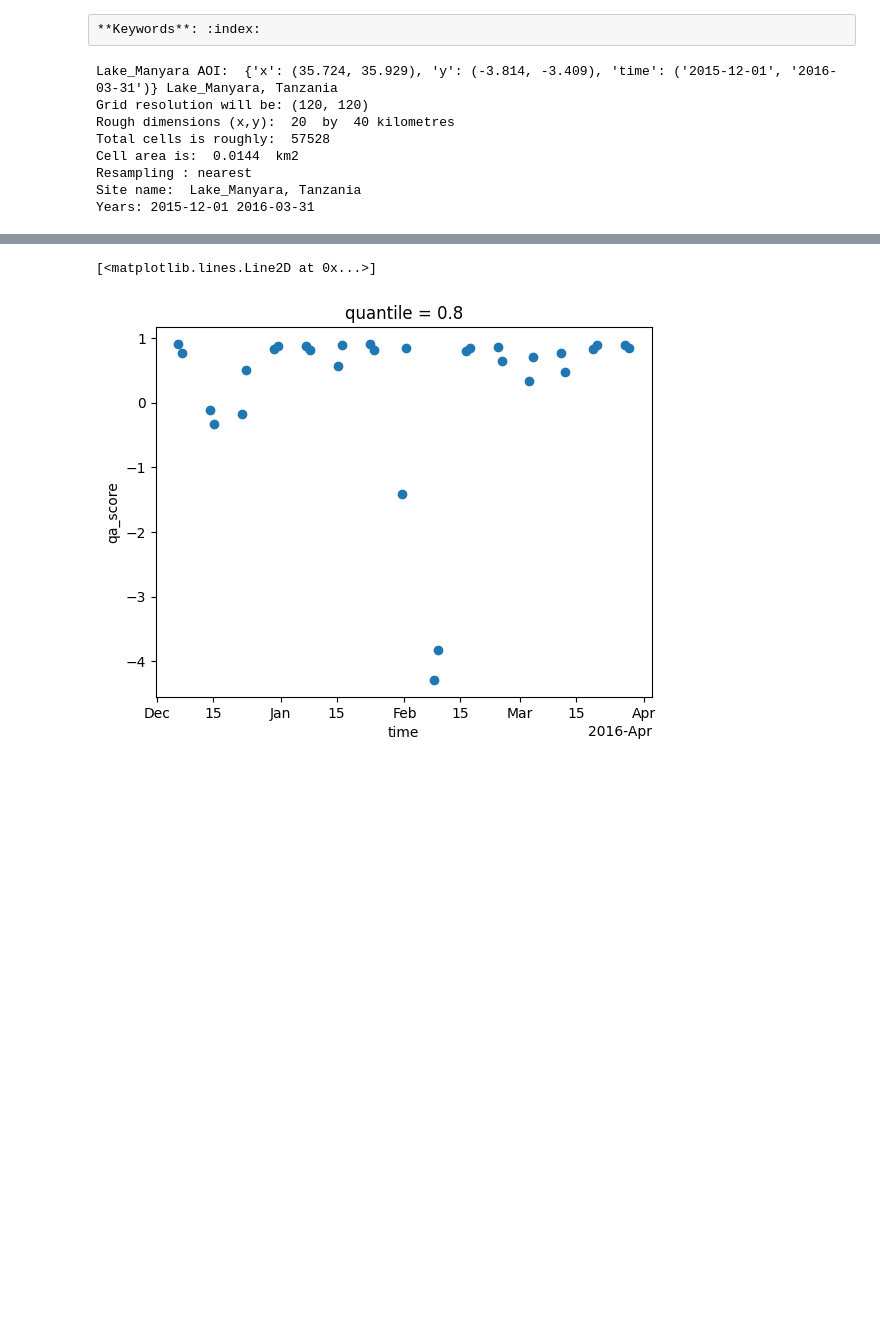
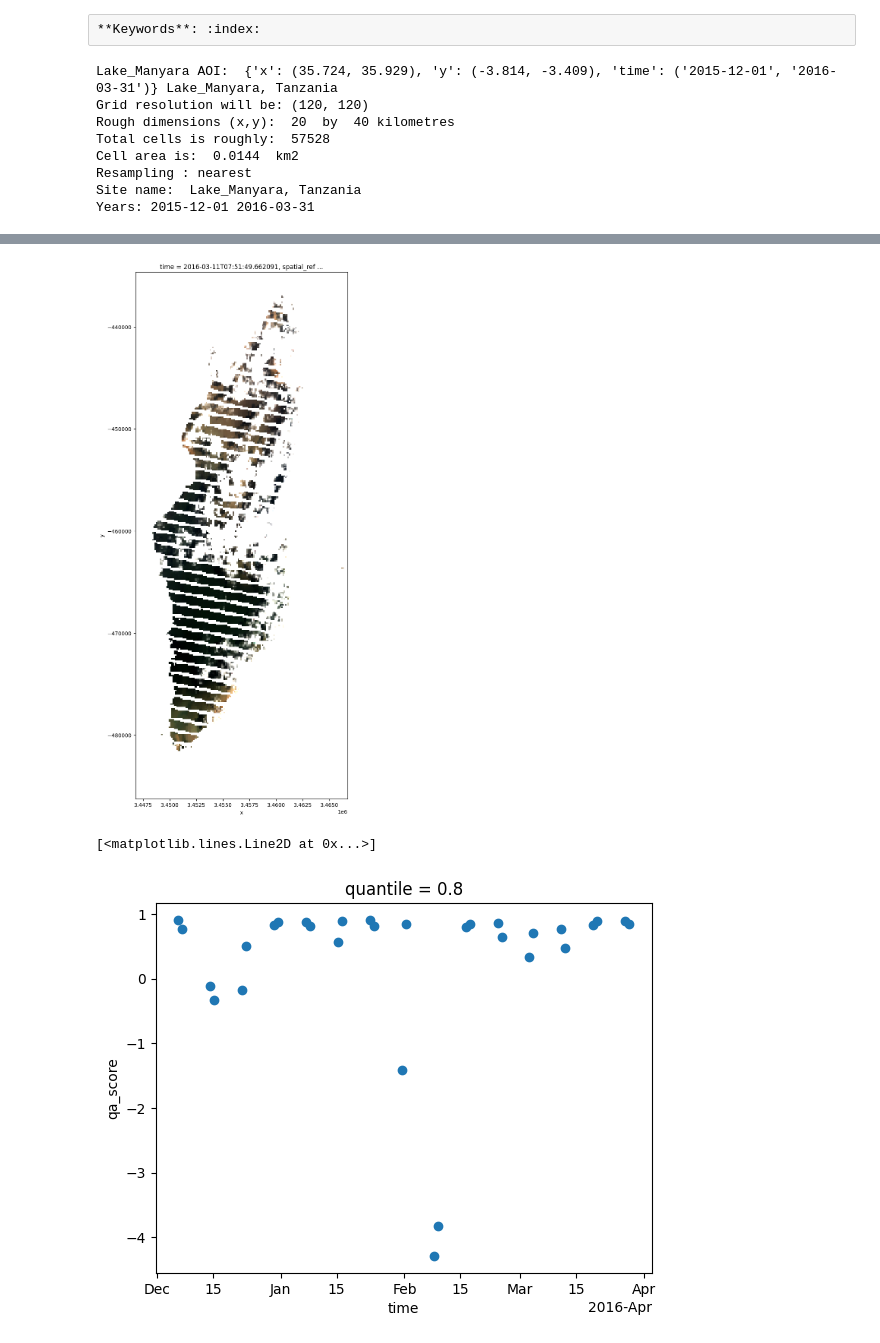
Before and after one commit to vikineema/deafrica_water_quality, a Jupyter notebook: WP2.1/exploring.ipynb, the cells around one changed output, grey strips where cells are left out. Saved outputs shown, nothing was run; the diff lists cells and outputs as text; code cells hidden in the pictures; blank space fills up the shorter version.

```diff
--- a/WP2.1/exploring.ipynb
+++ b/WP2.1/exploring.ipynb
@@ -130,3 +168,9 @@ ds['qa_percent'] = (
+# %%
+ds24 = ds.where(ds.qa_score>0).isel(time=24)
+# %%
+rgb(ds24,bands=['tm03','tm02','tm01'],aspect=0.4,size=18)
+# %% [output]
+[figure, added]
 # %%
 ds.qa_score.quantile(0.8,dim=('x','y')).plot(linestyle  = '',marker='o')
 # %% [output]
```
Also changed, not shown: parts of 13 cells of this notebook, 1 other file.
